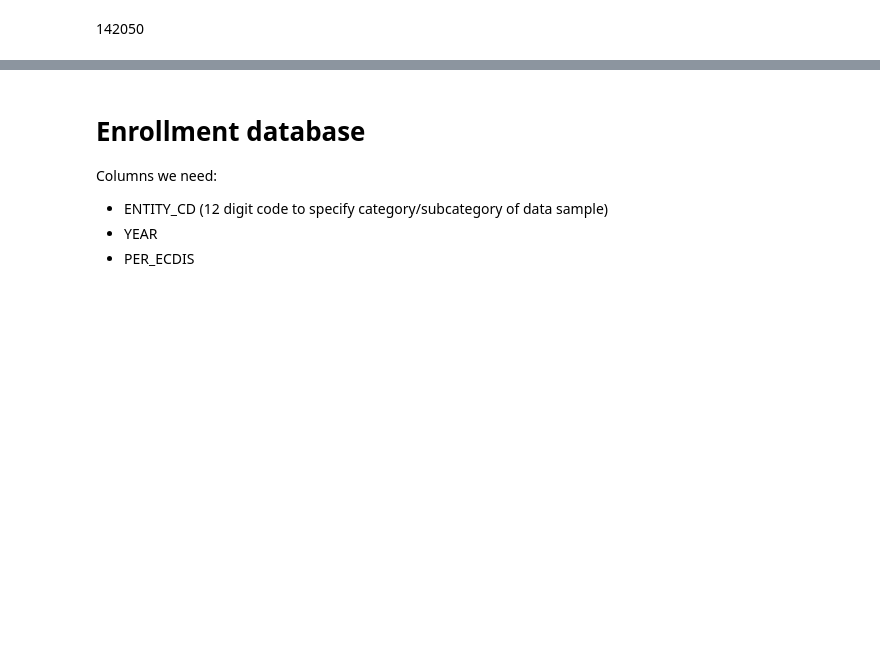
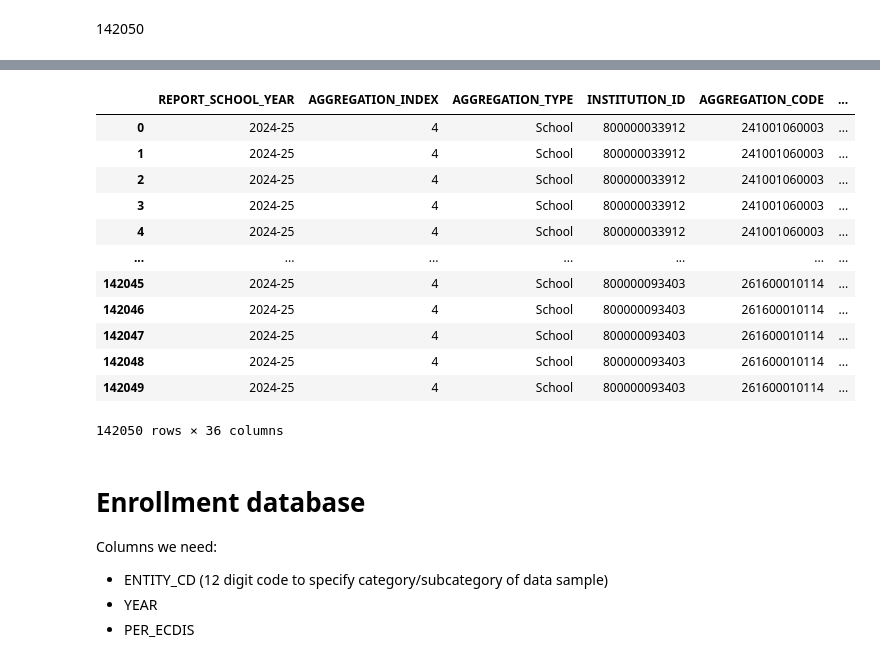
Before and after one commit to aamirmd/ny-education-analysis, a Jupyter notebook: notebooks/00_data_preparation.ipynb, the cells around one changed output, grey strips where cells are left out. Cells and saved outputs as stored; diff of their text form; code cells hidden in the pictures; blank space fills up the shorter version.

```diff
--- a/notebooks/00_data_preparation.ipynb
+++ b/notebooks/00_data_preparation.ipynb
@@ -42,5 +154,27 @@ df[['REPORT_SCHOOL_YEAR','AGGREGATION_NAME', 'lea_beds',
 # %%
-df['AGGREGATION_INDEX'].drop_duplicates()
+df[['REPORT_SCHOOL_YEAR', 'AGGREGATION_INDEX', 'AGGREGATION_TYPE',
+       'INSTITUTION_ID', 'AGGREGATION_CODE', 'AGGREGATION_NAME', 'lea_beds',
+       'lea_name', 'NRC_CODE', 'NRC_DESC', 'COUNTY_CODE', 'COUNTY_NAME',
+       'NYC_IND', 'BOCES_CODE', 'BOCES_NAME', 'MEMBERSHIP_CODE',
+       'MEMBERSHIP_DESC', 'subgroup_code', 'SUBGROUP_NAME', 'ENROLL_CNT',
+       'GRAD_CNT', 'GRAD_PCT', 'REG_ADV_CNT', 'REG_ADV_PCT', 'REG_CNT',
+       'REG_PCT', 'LOCAL_CNT', 'LOCAL_PCT', 'NON_DIPLOMA_CREDENTIAL_CNT',
+       'NON_DIPLOMA_CREDENTIAL_PCT', 'STILL_ENR_CNT', 'STILL_ENR_PCT',
+       'GED_CNT', 'GED_PCT', 'DROPOUT_CNT', 'DROPOUT_PCT']]
+# %% [output]
+|  | REPORT_SCHOOL_YEAR | AGGREGATION_INDEX | AGGREGATION_TYPE | INSTITUTION_ID | AGGREGATION_CODE | ... |
+| 0 | 2024-25 | 4 | School | 800000033912 | 241001060003 | ... |
+| 1 | 2024-25 | 4 | School | 800000033912 | 241001060003 | ... |
+| 2 | 2024-25 | 4 | School | 800000033912 | 241001060003 | ... |
+| 3 | 2024-25 | 4 | School | 800000033912 | 241001060003 | ... |
+| 4 | 2024-25 | 4 | School | 800000033912 | 241001060003 | ... |
+| ... | ... | ... | ... | ... | ... | ... |
+| 142045 | 2024-25 | 4 | School | 800000093403 | 261600010114 | ... |
+| 142046 | 2024-25 | 4 | School | 800000093403 | 261600010114 | ... |
+| 142047 | 2024-25 | 4 | School | 800000093403 | 261600010114 | ... |
+| 142048 | 2024-25 | 4 | School | 800000093403 | 261600010114 | ... |
+| 142049 | 2024-25 | 4 | School | 800000093403 | 261600010114 | ... |
+142050 rows × 36 columns
 # %%
 df = pd.read_sql('SELECT SUBGROUP_NAME, REPORT_SCHOOL_YEAR, lea_beds, GRAD_PCT FROM GRAD_RATE_AND_OUTCOMES_2025', conn)
 df
```
Also changed, not shown: parts of 11 cells of this notebook.
